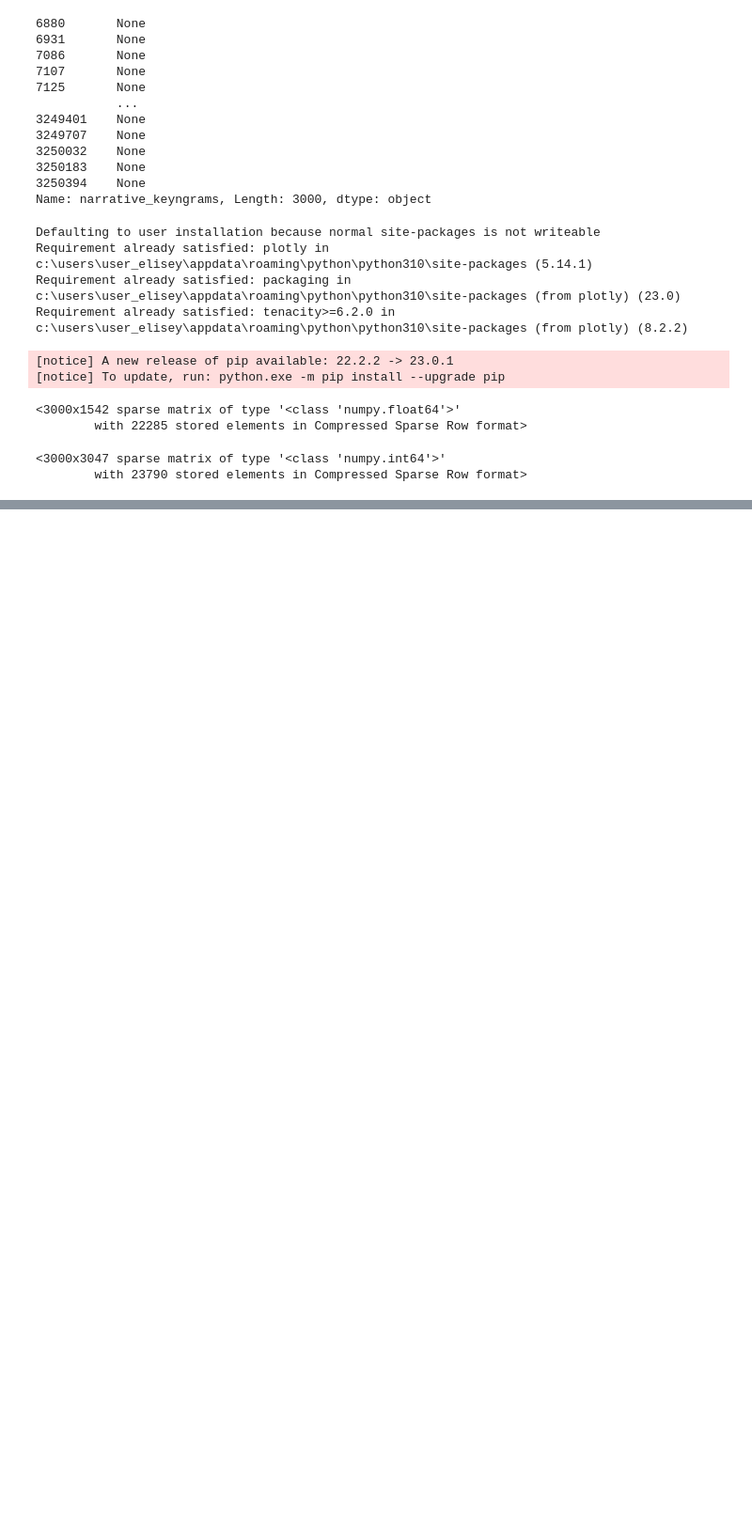
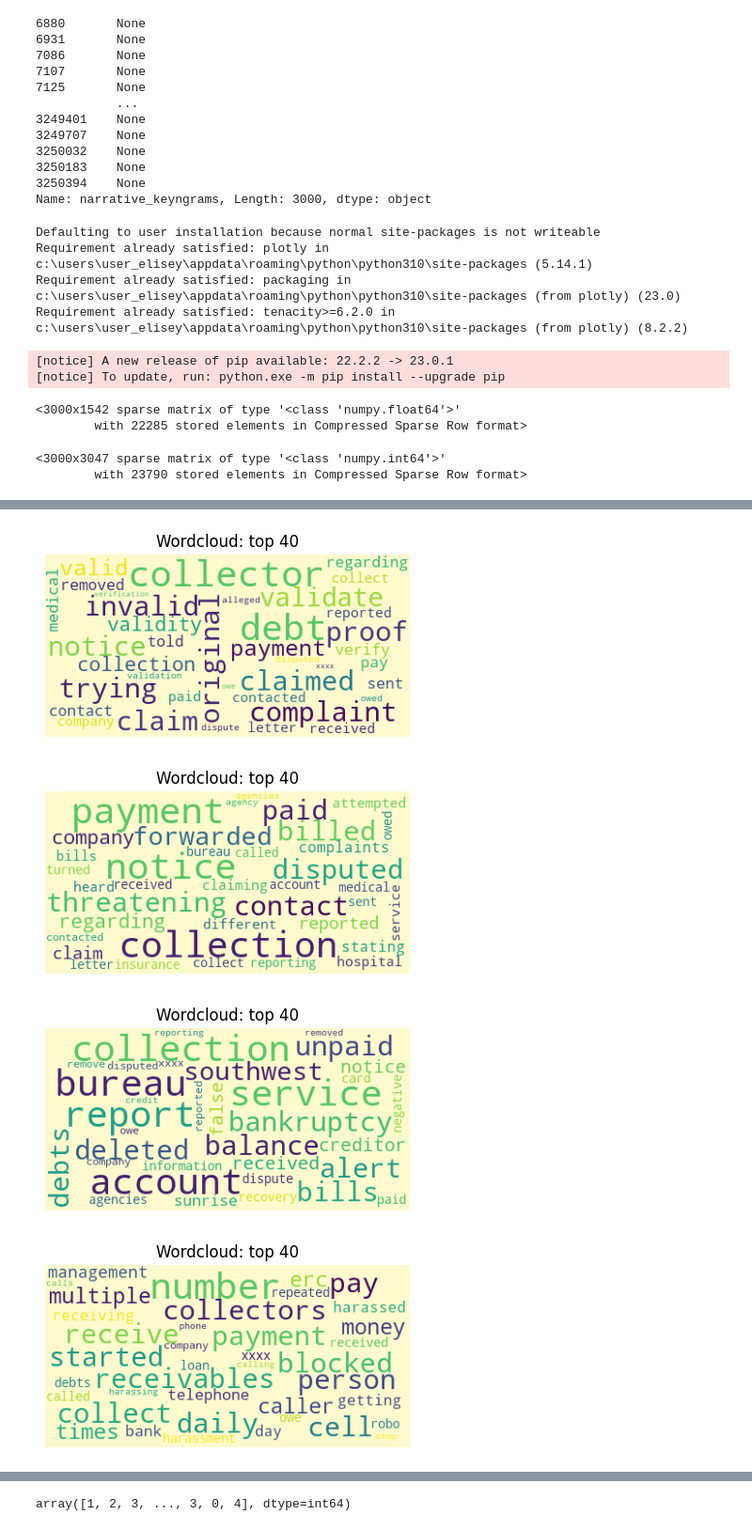
Before and after one commit to ret7020/MoscowMastersWorkflow, a Jupyter notebook: ComplaintWork/CD.ipynb, the cells around one changed output, grey strips where cells are left out. Shown at 94% size. Cells and saved outputs as stored; diff of their text form; code cells hidden in the pictures; blank space fills up the shorter version.

Commit message:
Working with topic modelling visalization

```diff
--- a/ComplaintWork/CD.ipynb
+++ b/ComplaintWork/CD.ipynb
@@ -152,0 +240,7 @@ bow_vectors
+# %%
+from sklearn.decomposition import NMF
+nmf_model = NMF(n_components=5, random_state=40)
+nmf_model.fit(dtm)
+
+# View the number of features
+len(tfidf.get_feature_names_out())
@@ -152,0 +249,6 @@ bow_vectors
+# %%
+single_topic = nmf_model.components_[0]
+single_topic.argsort()
+top_word_indices = single_topic.argsort()[-10:]
+for index in top_word_indices:
+    print(tfidf.get_feature_names_out()[index])
@@ -152,0 +266,5 @@ bow_vectors
+# %%
+for index,topic in enumerate(nmf_model.components_):
+    print(f'THE TOP 15 WORDS FOR TOPIC #{index}')
+    print([tfidf.get_feature_names_out()[i] for i in topic.argsort()[-15:]])
+    print('\n')
@@ -152,0 +290,25 @@ bow_vectors
+# %%
+from matplotlib import pyplot as plt
+from wordcloud import WordCloud, STOPWORDS
+
+stopwords = set(STOPWORDS)
+for index,topic in enumerate(nmf_model.components_):
+
+    wordcloud = WordCloud(
+                              background_color='lemonchiffon',
+                              stopwords=stopwords,
+                              max_words=40,
+                              max_font_size=40,
+                              random_state=42
+                             ).generate(" ".join([tfidf.get_feature_names_out()[i] for i in topic.argsort()[-40:]]))
+
+    fig = plt.figure(figsize=(5, 5))
+    plt.title("Wordcloud: top 40")
+    plt.imshow(wordcloud)
+    plt.axis('off')
+    plt.show()
+# %% [output]
+[figure, added]
+[figure, added]
+[figure, added]
+[figure, added]
@@ -152,0 +316,7 @@ bow_vectors
+# %%
+topic_results = nmf_model.transform(dtm)
+topic_results[0].round(2)
+topic_results[0].argmax()
+topic_results.argmax(axis=1)
+# %% [output]
+array([1, 2, 3, ..., 3, 0, 4], dtype=int64)
```
Also changed, not shown: parts of 20 cells of this notebook.
